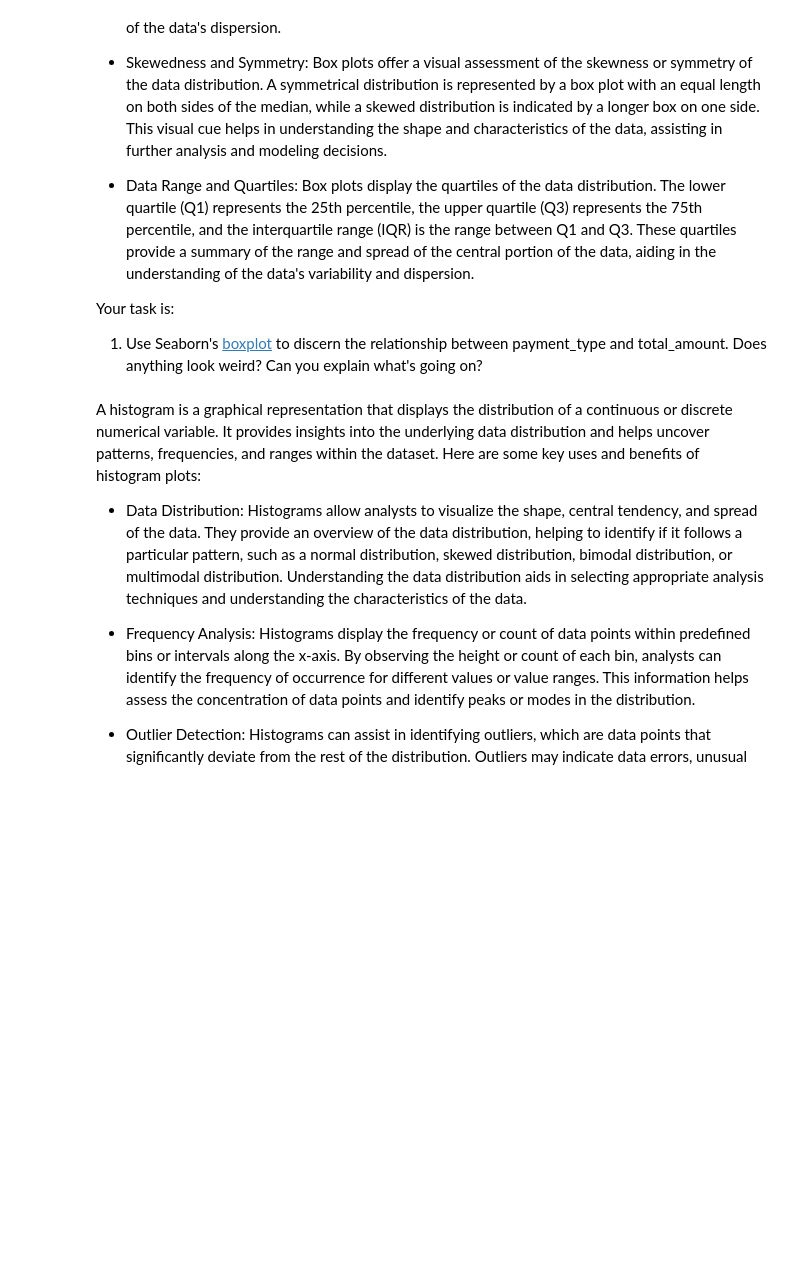
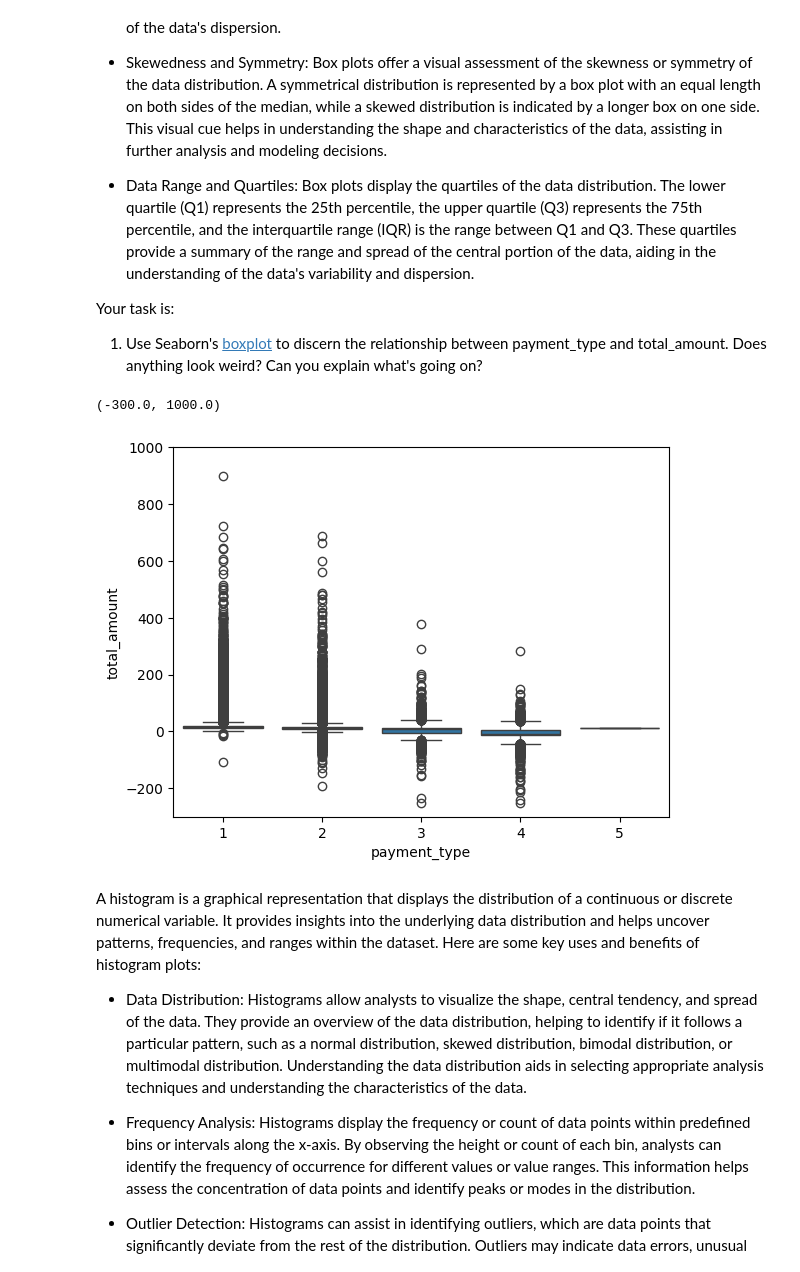
Before and after one commit to kentheman4AI/UMGC-MachineLearning-AI, a Jupyter notebook: Student_MLE_MiniProject_EDA.ipynb, the cells around one changed output. Cells and saved outputs as stored; diff of their text form; code cells hidden in the pictures; blank space fills up the shorter version.

```diff
--- a/Student_MLE_MiniProject_EDA.ipynb
+++ b/Student_MLE_MiniProject_EDA.ipynb
@@ -295,3 +307,10 @@ Your task is:
+# %%
+# Create a box plot of total amount by payment type. Do you see anything odd?
+NYC_boxplot=sns.boxplot(data=NYC_Yellow_Taxi_200201_NN,y='total_amount',x='payment_type')  #There are outliers of negative values for 'total_amount'.  The negative values may be due to the credit card company charebacks because the credit card used was stolen.
+NYC_boxplot.set_ylim([-300,1000])  #There is one datapoint of 'total_amount' totaling $401,195 which compresses the chart
+# %% [output]
+(-300.0, 1000.0)
+[figure, added]
 # %% [markdown]
 A histogram is a graphical representation that displays the distribution of a continuous or discrete numerical variable. It provides insights into the underlying data distribution and helps uncover patterns, frequencies, and ranges within the dataset. Here are some key uses and benefits of histogram plots:
 
```
Also changed, not shown: parts of 5 cells of this notebook.
